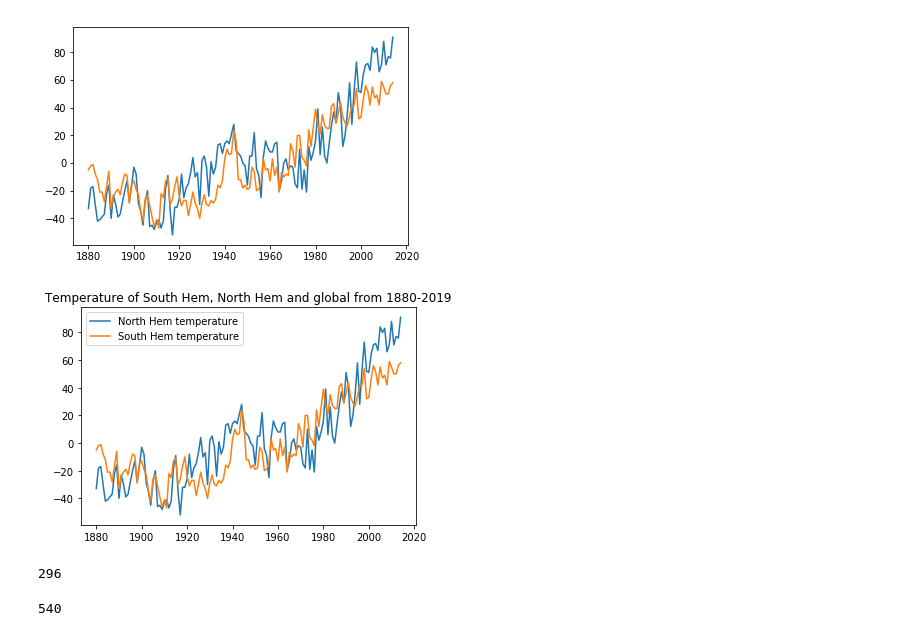
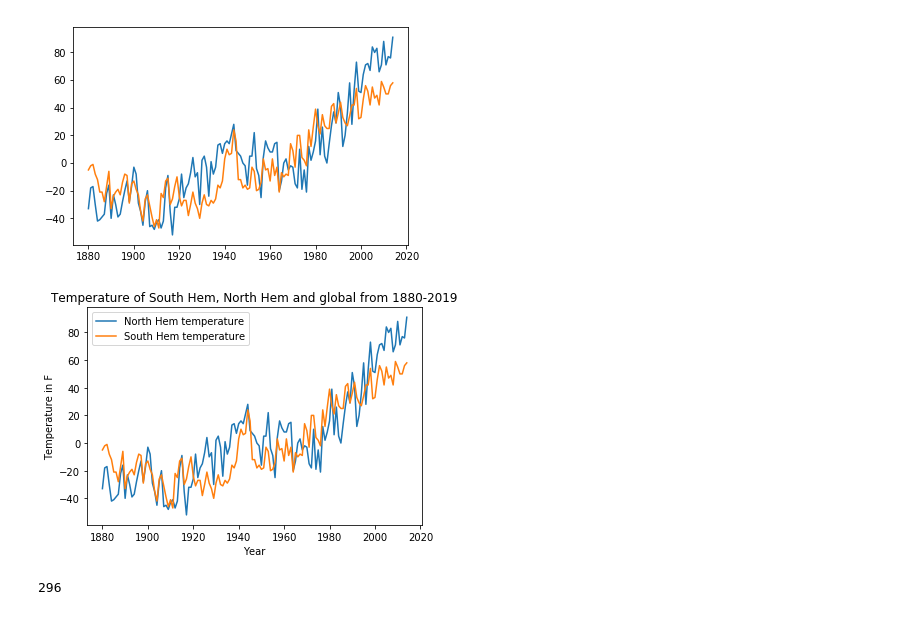
Before and after one commit to SYYoung/Data-Mining, a Jupyter notebook: Data Visualization/Week2.ipynb, the cells around one changed output. Drawn from its saved outputs; the diff is of its cells as text; code cells hidden in the pictures.

```diff
--- a/Data Visualization/Week2.ipynb
+++ b/Data Visualization/Week2.ipynb
@@ -82,21 +83,19 @@ plt.plot(nhem['Year'],nhem['SHem'])
 # %%
 fig = plt.figure()
 ax = plt.subplot(111)
 ax.plot(nhem['Year'],nhem['NHem'], label='North Hem temperature')
 ax.plot(nhem['Year'],nhem['SHem'], label='South Hem temperature')
 #ax.plot(nhem['Year'],nhem['Glob'], label='Global temperature')
 plt.title('Temperature of South Hem, North Hem and global from 1880-2019')
+plt.xlabel('Year')
+plt.ylabel('Temperature in F')
 ax.legend()
 plt.show()
 # %% [output]
-[figure, old version]
+[figure, new version]
 # %%
 # find out which year the South Hem is cooler than North Hem
 south_cooler = nhem[nhem['SHem'] < nhem['NHem']]
 south_cooler.size
 # %% [output]
 296
-# %%
-nhem.size
-# %% [output]
-540
```
Also changed, not shown: parts of 3 cells of this notebook.
